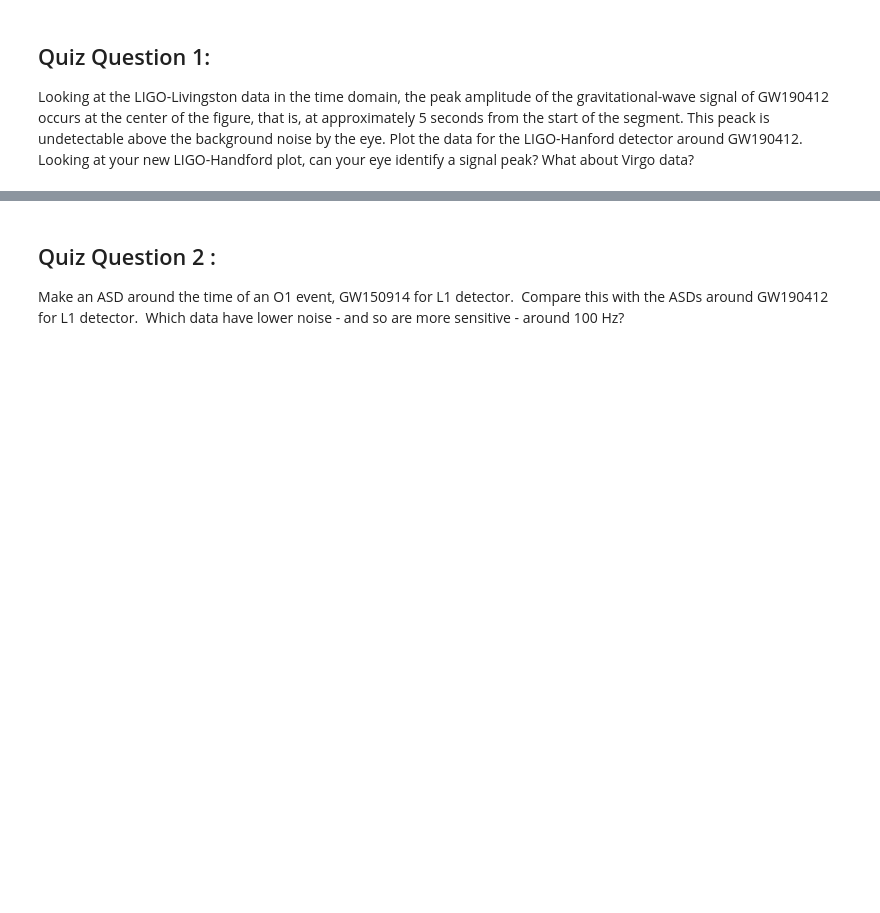
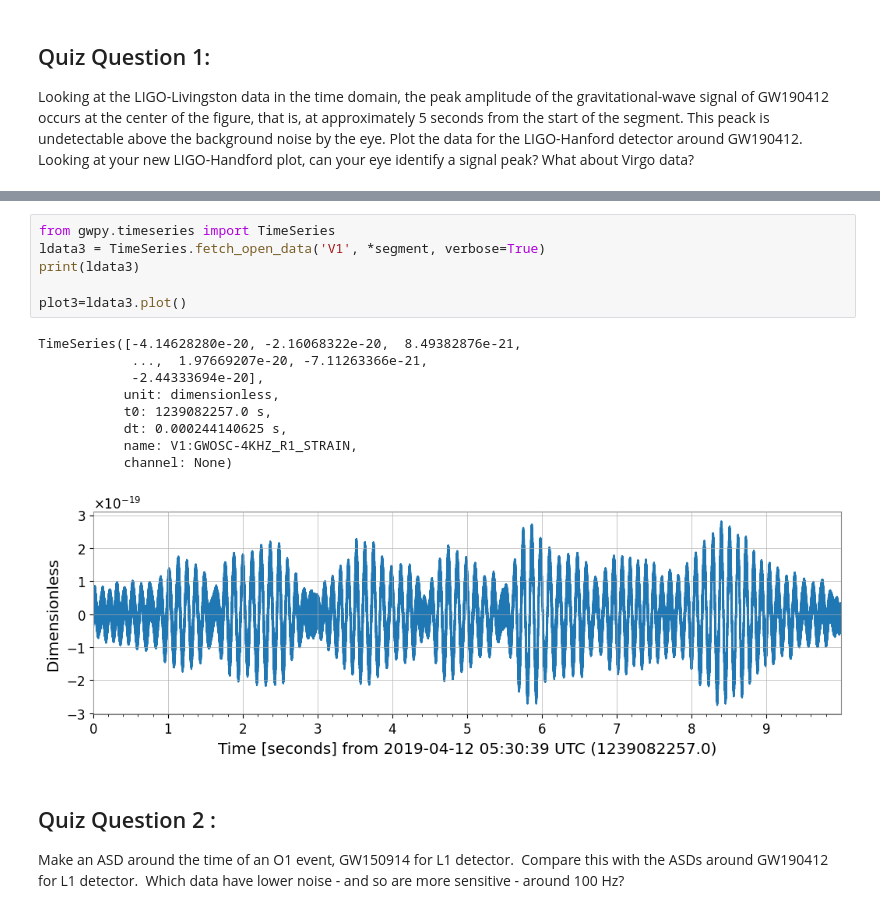
Before and after one commit to abhisikta-research/gw-2023, a Jupyter notebook: Tutorials/Day_1/Tuto_1.2_Open_Data_access_with_GWpy.ipynb, the cells around one changed output, grey strips where cells are left out. Cells and saved outputs as stored; diff of their text form; blank space fills up the shorter version.

```diff
--- a/Tutorials/Day_1/Tuto_1.2_Open_Data_access_with_GWpy.ipynb
+++ b/Tutorials/Day_1/Tuto_1.2_Open_Data_access_with_GWpy.ipynb
@@ -306,3 +332,19 @@ Looking at the LIGO-Livingston data in the time domain, the peak amplitude of th
+# %%
+from gwpy.timeseries import TimeSeries
+ldata3 = TimeSeries.fetch_open_data('V1', *segment, verbose=True)
+print(ldata3)
+
+plot3=ldata3.plot()
+# %% [output]
+TimeSeries([-4.14628280e-20, -2.16068322e-20,  8.49382876e-21,
+            ...,  1.97669207e-20, -7.11263366e-21,
+            -2.44333694e-20],
+           unit: dimensionless,
+           t0: 1239082257.0 s,
+           dt: 0.000244140625 s,
+           name: V1:GWOSC-4KHZ_R1_STRAIN,
+           channel: None)
+[figure, added]
 # %% [markdown]
 ## Quiz Question 2 :
 
```
Also changed, not shown: parts of 4 cells of this notebook.
